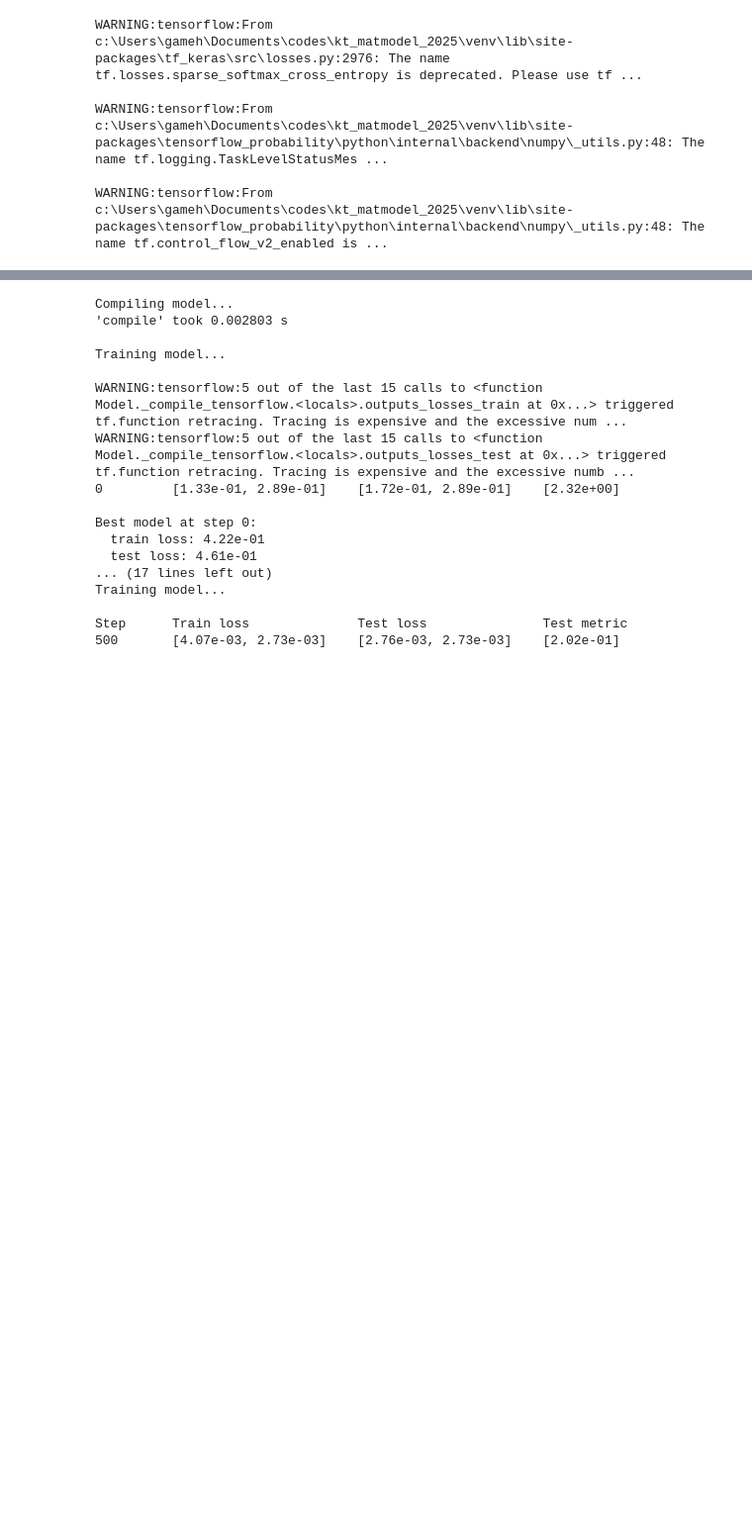
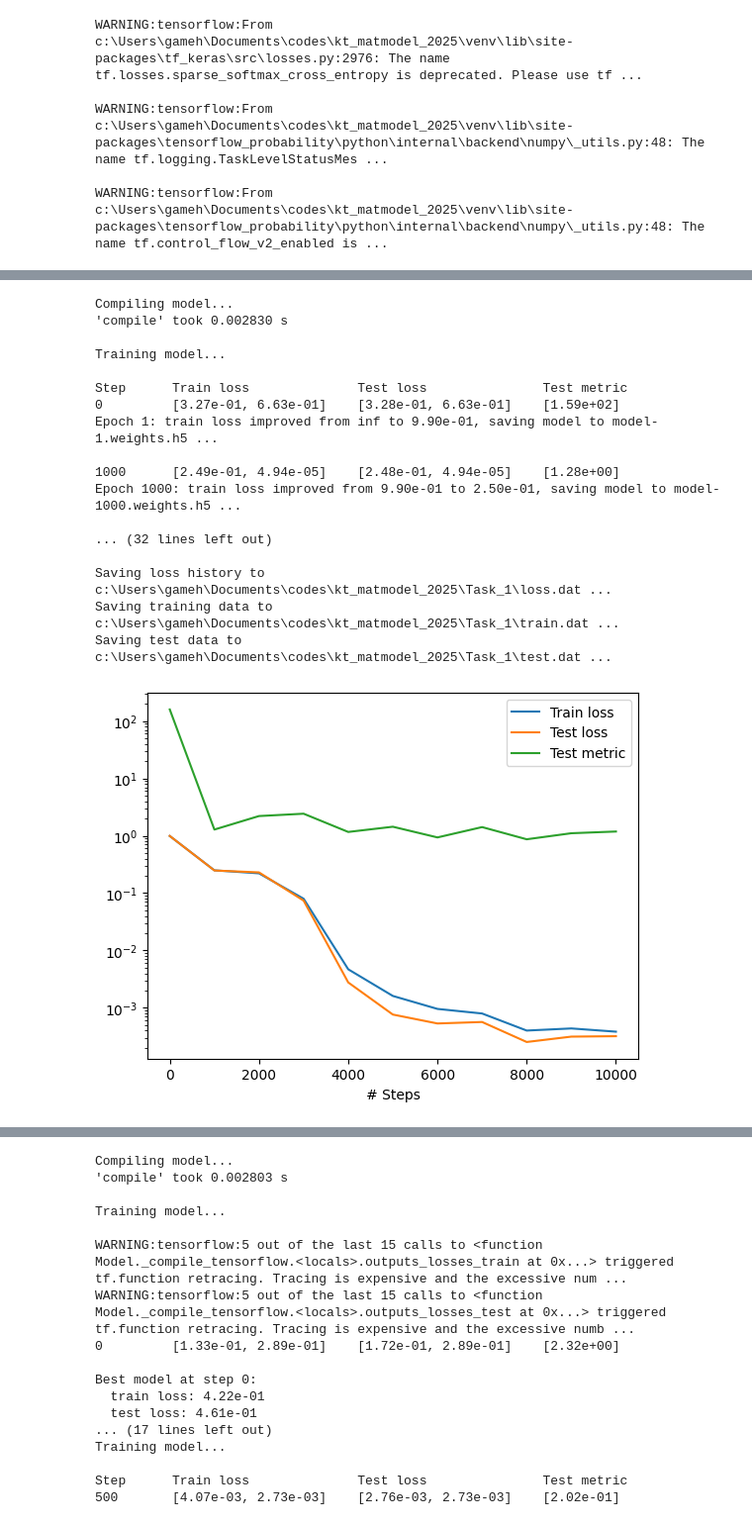
Before and after one commit to TerraFlexer/kt_matmodel_2025, a Jupyter notebook: Task_1/Task_1.ipynb, the cells around one changed output, grey strips where cells are left out. Shown at 99% size. Cells and saved outputs as stored; diff of their text form; code cells hidden in the pictures; blank space fills up the shorter version.

```diff
--- a/Task_1/Task_1.ipynb
+++ b/Task_1/Task_1.ipynb
@@ -456,0 +235,21 @@ Saving test data to c:\Users\gameh\Documents\codes\kt_matmodel_2025\Task_1\test.
+# %%
+poisson_pinn(10000)
+# %% [output]
+Compiling model...
+'compile' took 0.002830 s
+
+Training model...
+
+Step      Train loss              Test loss               Test metric
+0         [3.27e-01, 6.63e-01]    [3.28e-01, 6.63e-01]    [1.59e+02]
+Epoch 1: train loss improved from inf to 9.90e-01, saving model to model-1.weights.h5 ...
+
+1000      [2.49e-01, 4.94e-05]    [2.48e-01, 4.94e-05]    [1.28e+00]
+Epoch 1000: train loss improved from 9.90e-01 to 2.50e-01, saving model to model-1000.weights.h5 ...
+
+... (32 lines left out)
+
+Saving loss history to c:\Users\gameh\Documents\codes\kt_matmodel_2025\Task_1\loss.dat ...
+Saving training data to c:\Users\gameh\Documents\codes\kt_matmodel_2025\Task_1\train.dat ...
+Saving test data to c:\Users\gameh\Documents\codes\kt_matmodel_2025\Task_1\test.dat ...
+[figure, added]
```
Also changed, not shown: parts of 11 cells of this notebook.
